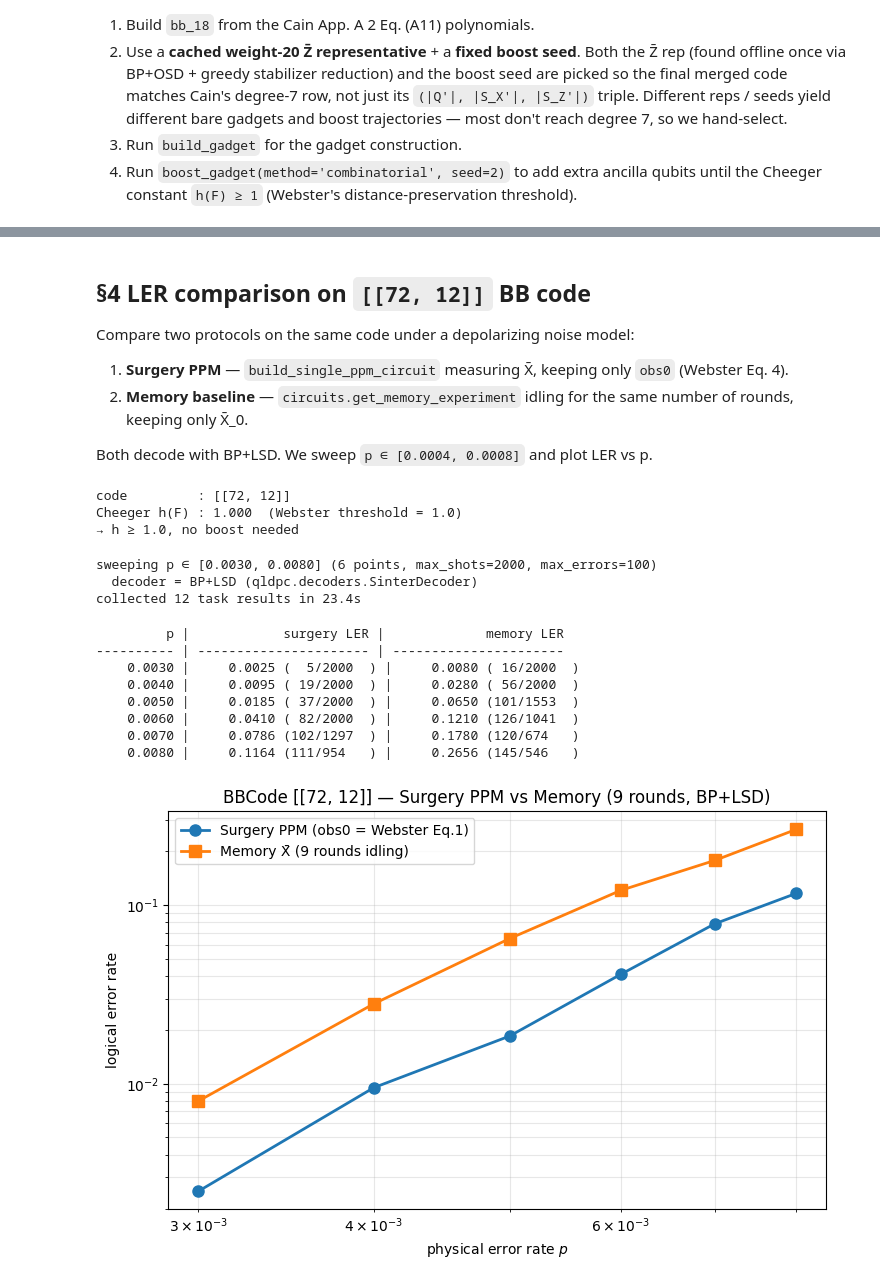
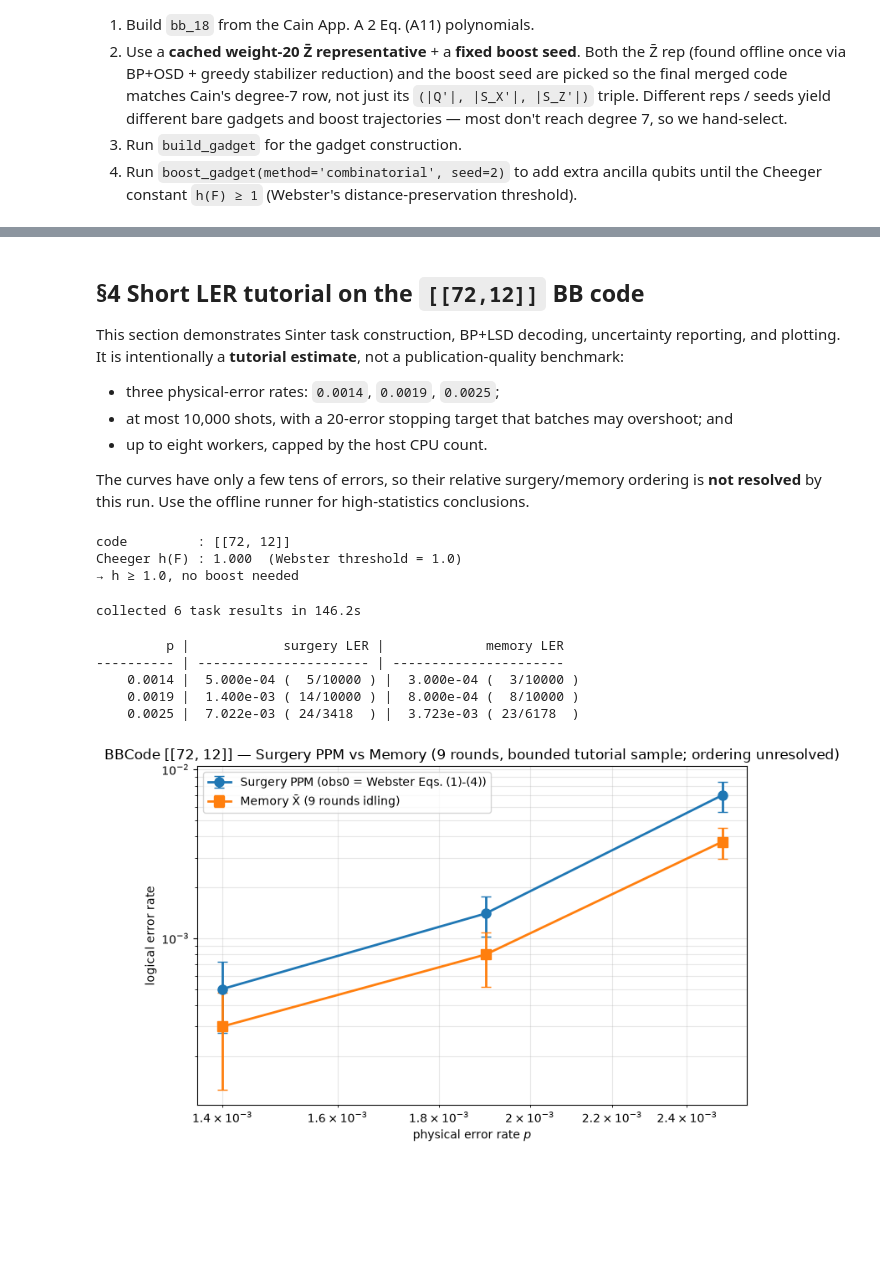
Before and after one commit to qLDPCOrg/qLDPC, a Jupyter notebook: examples/lattice_surgery.ipynb, the cells around one changed output, grey strips where cells are left out. Drawn from its saved outputs; the diff is of its cells as text; code cells hidden in the pictures; blank space fills up the shorter version.

```diff
--- a/examples/lattice_surgery.ipynb
+++ b/examples/lattice_surgery.ipynb
@@ -887,14 +728,15 @@ print("  so neither ordering refutes or confirms Cross Thm 6 on this code.")
 # %% [markdown]
-## §4 LER comparison on `[[72, 12]]` BB code
+## §4 Short LER tutorial on the `[[72,12]]` BB code
 
-Compare two protocols on the same code under a depolarizing noise model:
+This section demonstrates Sinter task construction, BP+LSD decoding, uncertainty reporting, and
+plotting. It is intentionally a **tutorial estimate**, not a publication-quality benchmark:
 
-1. **Surgery PPM** — `build_single_ppm_circuit` measuring X̄, keeping only
-   `obs0` (Webster Eq. 4).
-2. **Memory baseline** — `circuits.get_memory_experiment` idling for the
-   same number of rounds, keeping only X̄_0.
+- three physical-error rates: `0.0014`, `0.0019`, `0.0025`;
+- at most 10,000 shots, with a 20-error stopping target that batches may overshoot; and
+- up to eight workers, capped by the host CPU count.
 
-Both decode with BP+LSD. We sweep `p ∈ [0.0004, 0.0008]` and plot LER vs p.
+The curves have only a few tens of errors, so their relative surgery/memory ordering is **not
+resolved** by this run. Use the offline runner for high-statistics conclusions.
 # %%
 xs, ys = sympy.symbols("x y")
 bbcode = codes.BBCode({xs: 6, ys: 6}, xs**3 + ys + ys**2, ys**3 + xs + xs**2)
@@ -921,22 +763,24 @@ Cheeger h(F) : 1.000  (Webster threshold = 1.0)
 → h ≥ 1.0, no boost needed
 # %%
 LER_ROUNDS = 9
-LER_P_VALUES = list(np.linspace(0.0004, 0.0008, 5))
-LER_MAX_SHOTS = 1_000_000
-LER_MAX_ERRORS = 100
-LER_NUM_WORKERS = 8
+LER_P_VALUES = [0.0014, 0.0019, 0.0025]
+import os
+
+LER_MAX_SHOTS = 10_000
+LER_MAX_ERRORS = 20
+LER_NUM_WORKERS = max(1, min(8, os.cpu_count() or 1))
 
 surgery_tasks, memory_tasks = [], []
 for p in LER_P_VALUES:
     noise = DepolarizingNoiseModel(p, include_idling_error=False)
-    surg = build_single_ppm_circuit(g_bbcode, rounds=LER_ROUNDS, noise_model=noise)
+    surgery = build_single_ppm_circuit(g_bbcode, rounds=LER_ROUNDS, noise_model=noise)
     surgery_tasks.append(
         sinter.Task(
-            circuit=keep_only_observable(surg, keep_idx=0),
+            circuit=keep_only_observable(surgery, keep_idx=0),
             json_metadata={"p": float(p), "kind": "surgery"},
         )
     )
-    mem = circuits.get_memory_experiment(
+    memory = circuits.get_memory_experiment(
         bbcode,
         basis=Pauli.X,
         num_rounds=LER_ROUNDS,
@@ -944,7 +788,7 @@ for p in LER_P_VALUES:
     )
     memory_tasks.append(
         sinter.Task(
-            circuit=keep_only_observable(mem, keep_idx=0),
+            circuit=keep_only_observable(memory, keep_idx=0),
             json_metadata={"p": float(p), "kind": "memory"},
         )
     )
@@ -957,12 +801,6 @@ decoder = decoders.SinterDecoder(
     lsd_order=5,
 )
 
-print(
-    f"sweeping p ∈ [{LER_P_VALUES[0]:.4f}, {LER_P_VALUES[-1]:.4f}] "
-    f"({len(LER_P_VALUES)} points, max_shots={LER_MAX_SHOTS}, max_errors={LER_MAX_ERRORS})"
-)
-print("  decoder = BP+LSD (qldpc.decoders.SinterDecoder)")
-
 t0 = time.time()
 results = sinter.collect(
     tasks=surgery_tasks + memory_tasks,
@@ -972,15 +810,10 @@ results = sinter.collect(
     max_shots=LER_MAX_SHOTS,
     max_errors=LER_MAX_ERRORS,
     print_progress=False,
-    # Writes bb72_progress.csv in the working directory so an interrupted sweep can
-    # resume; delete it to start the sweep over from scratch.
-    save_resume_filepath="bb72_progress.csv",
 )
 print(f"collected {len(results)} task results in {time.time() - t0:.1f}s")
 # %% [output]
-sweeping p ∈ [0.0030, 0.0080] (6 points, max_shots=2000, max_errors=100)
-  decoder = BP+LSD (qldpc.decoders.SinterDecoder)
-collected 12 task results in 23.4s
+collected 6 task results in 146.2s
 # %%
 surgery_lers, memory_lers = {}, {}
 for r in results:
@@ -998,12 +831,9 @@ for p in sorted(LER_P_VALUES):
 # %% [output]
          p |            surgery LER |             memory LER
 ---------- | ---------------------- | ----------------------
-    0.0030 |     0.0025 (  5/2000  ) |     0.0080 ( 16/2000  )
-    0.0040 |     0.0095 ( 19/2000  ) |     0.0280 ( 56/2000  )
-    0.0050 |     0.0185 ( 37/2000  ) |     0.0650 (101/1553  )
-    0.0060 |     0.0410 ( 82/2000  ) |     0.1210 (126/1041  )
-    0.0070 |     0.0786 (102/1297  ) |     0.1780 (120/674   )
-    0.0080 |     0.1164 (111/954   ) |     0.2656 (145/546   )
+    0.0014 |  5.000e-04 (  5/10000 ) |  3.000e-04 (  3/10000 )
+    0.0019 |  1.400e-03 ( 14/10000 ) |  8.000e-04 (  8/10000 )
+    0.0025 |  7.022e-03 ( 24/3418  ) |  3.723e-03 ( 23/6178  )
 # %%
 fig, ax = plt.subplots(figsize=(7.5, 5))
 ps_sorted = sorted(LER_P_VALUES)
@@ -1032,33 +862,33 @@ ax.errorbar(
     surgery_y,
     yerr=surgery_sigma,
     fmt="o-",
     label="Surgery PPM (obs0 = Webster Eqs. (1)-(4))",
     markersize=8,
     linewidth=2,
     capsize=4,
 )
 ax.errorbar(
     ps_sorted,
     memory_y,
     yerr=memory_sigma,
     fmt="s-",
     label=f"Memory X̄ ({LER_ROUNDS} rounds idling)",
     markersize=8,
     linewidth=2,
     capsize=4,
 )
 ax.set_xscale("log")
 ax.set_yscale("log")
 ax.set_xlabel("physical error rate $p$")
 ax.set_ylabel("logical error rate")
 ax.set_title(
     f"BBCode [[{bbcode.num_qudits}, {bbcode.dimension}]] — Surgery PPM vs Memory "
-    f"({LER_ROUNDS} rounds, BP+LSD)"
+    f"({LER_ROUNDS} rounds, bounded tutorial sample; ordering unresolved)"
 )
 ax.legend(loc="upper left")
 ax.grid(True, which="both", alpha=0.3)
 plt.tight_layout()
 plt.show()
 # %% [output]
-[figure, old version]
+[figure, new version]
 # %% [markdown]
```
Also changed, not shown: parts of 26 cells of this notebook, 3 other files.
